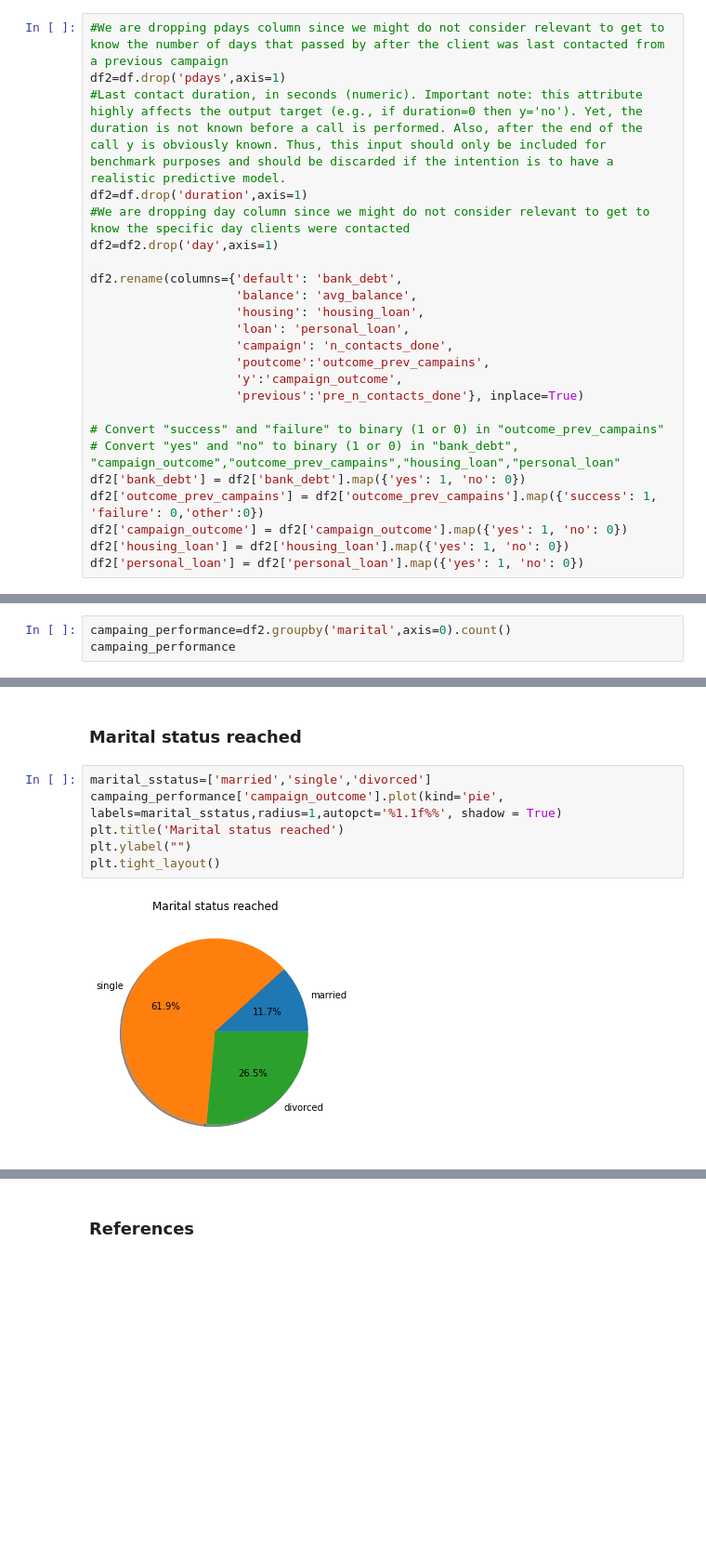
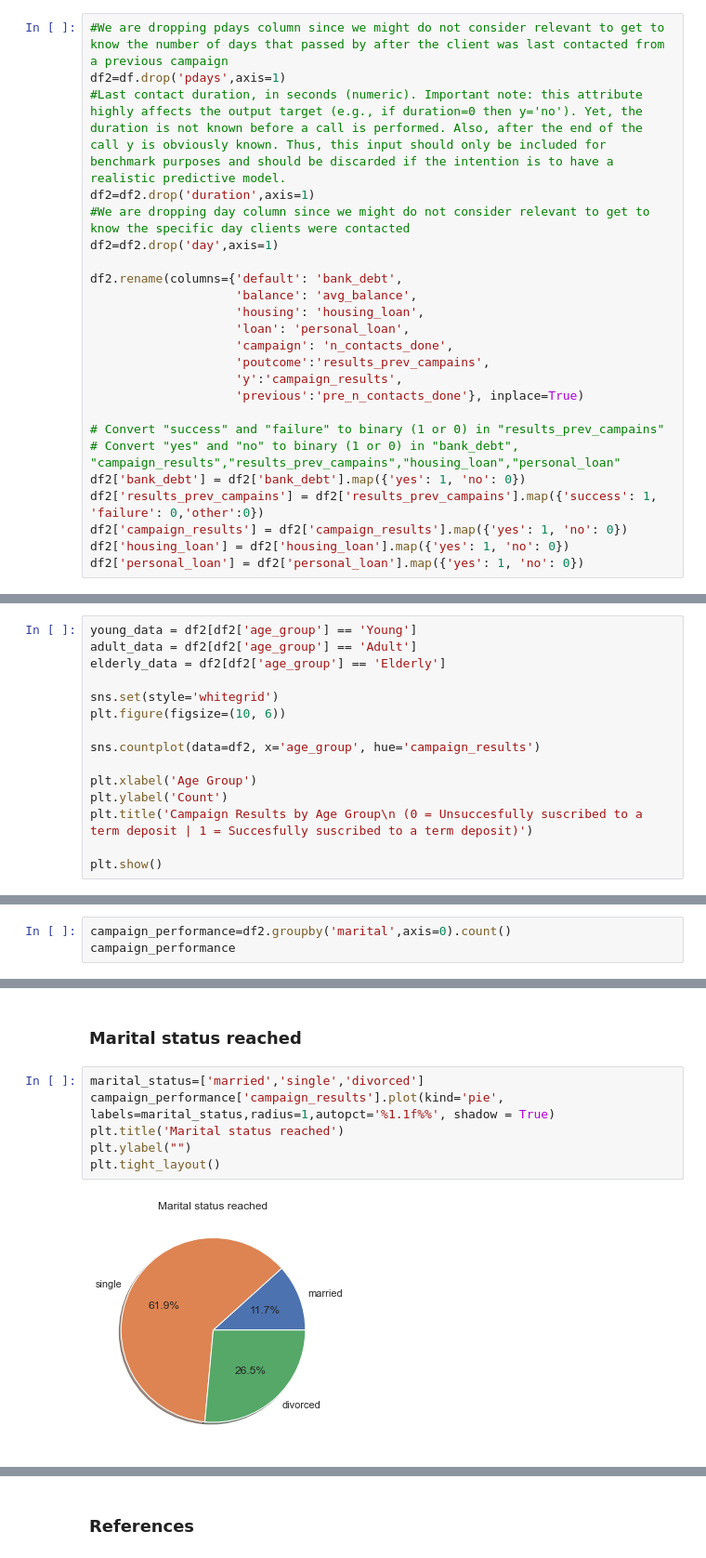
Before and after one commit to EduardoJMatosRomero/StatTechsCA1, a Jupyter notebook: Hdip_Eduardo_Julian_Matos_Romero_2023.ipynb, the cells around one changed output, grey strips where cells are left out. Shown: that part at 93% size. Drawn from its saved outputs; the diff is of its cells as text; blank space fills up the shorter version.

```diff
--- a/Hdip_Eduardo_Julian_Matos_Romero_2023.ipynb
+++ b/Hdip_Eduardo_Julian_Matos_Romero_2023.ipynb
@@ -199,7 +207,7 @@ While it may appear insignificant to retain the column 'poutcome' given that we
 #We are dropping pdays column since we might do not consider relevant to get to know the number of days that passed by after the client was last contacted from a previous campaign
 df2=df.drop('pdays',axis=1)
 #Last contact duration, in seconds (numeric). Important note: this attribute highly affects the output target (e.g., if duration=0 then y='no'). Yet, the duration is not known before a call is performed. Also, after the end of the call y is obviously known. Thus, this input should only be included for benchmark purposes and should be discarded if the intention is to have a realistic predictive model.
-df2=df.drop('duration',axis=1)
+df2=df2.drop('duration',axis=1)
 #We are dropping day column since we might do not consider relevant to get to know the specific day clients were contacted
 df2=df2.drop('day',axis=1)
 
@@ -208,15 +216,15 @@ df2.rename(columns={'default': 'bank_debt',
                     'housing': 'housing_loan',
                     'loan': 'personal_loan',
                     'campaign': 'n_contacts_done',
-                    'poutcome':'outcome_prev_campains',
-                    'y':'campaign_outcome',
+                    'poutcome':'results_prev_campains',
+                    'y':'campaign_results',
                     'previous':'pre_n_contacts_done'}, inplace=True)
 
-# Convert "success" and "failure" to binary (1 or 0) in "outcome_prev_campains"
-# Convert "yes" and "no" to binary (1 or 0) in "bank_debt", "campaign_outcome","outcome_prev_campains","housing_loan","personal_loan"
+# Convert "success" and "failure" to binary (1 or 0) in "results_prev_campains"
+# Convert "yes" and "no" to binary (1 or 0) in "bank_debt", "campaign_results","results_prev_campains","housing_loan","personal_loan"
 df2['bank_debt'] = df2['bank_debt'].map({'yes': 1, 'no': 0})
-df2['outcome_prev_campains'] = df2['outcome_prev_campains'].map({'success': 1, 'failure': 0,'other':0})
-df2['campaign_outcome'] = df2['campaign_outcome'].map({'yes': 1, 'no': 0})
+df2['results_prev_campains'] = df2['results_prev_campains'].map({'success': 1, 'failure': 0,'other':0})
+df2['campaign_results'] = df2['campaign_results'].map({'yes': 1, 'no': 0})
 df2['housing_loan'] = df2['housing_loan'].map({'yes': 1, 'no': 0})
 df2['personal_loan'] = df2['personal_loan'].map({'yes': 1, 'no': 0})
 # %% [markdown]
@@ -480,0 +511,15 @@ plt.tight_layout()
+# %%
+young_data = df2[df2['age_group'] == 'Young']
+adult_data = df2[df2['age_group'] == 'Adult']
+elderly_data = df2[df2['age_group'] == 'Elderly']
+
+sns.set(style='whitegrid')
+plt.figure(figsize=(10, 6))
+
+sns.countplot(data=df2, x='age_group', hue='campaign_results')
+
+plt.xlabel('Age Group')
+plt.ylabel('Count')
+plt.title('Campaign Results by Age Group\n (0 = Unsuccesfully suscribed to a term deposit | 1 = Succesfully suscribed to a term deposit)')
+
+plt.show()
@@ -483,6 +556,6 @@ plt.tight_layout()
 # %%
-campaing_performance=df2.groupby('marital',axis=0).count()
-campaing_performance
+campaign_performance=df2.groupby('marital',axis=0).count()
+campaign_performance
 # %% [output]
 |  | age | job | education | bank_debt | avg_balance | housing_loan | personal_loan | contact | month | ... |
 | marital |  |  |  |  |  |  |  |  |  | ... |
@@ -499,10 +565,10 @@ Name: marital, dtype: int64
 # %% [markdown]
 ### Marital status reached
 # %%
-marital_sstatus=['married','single','divorced']
-campaing_performance['campaign_outcome'].plot(kind='pie', labels=marital_sstatus,radius=1,autopct='%1.1f%%', shadow = True)
+marital_status=['married','single','divorced']
+campaign_performance['campaign_results'].plot(kind='pie', labels=marital_status,radius=1,autopct='%1.1f%%', shadow = True)
 plt.title('Marital status reached')
 plt.ylabel("")
 plt.tight_layout()
 # %% [output]
-[figure, old version]
+[figure, new version]
```
Also changed, not shown: parts of 73 cells of this notebook.
